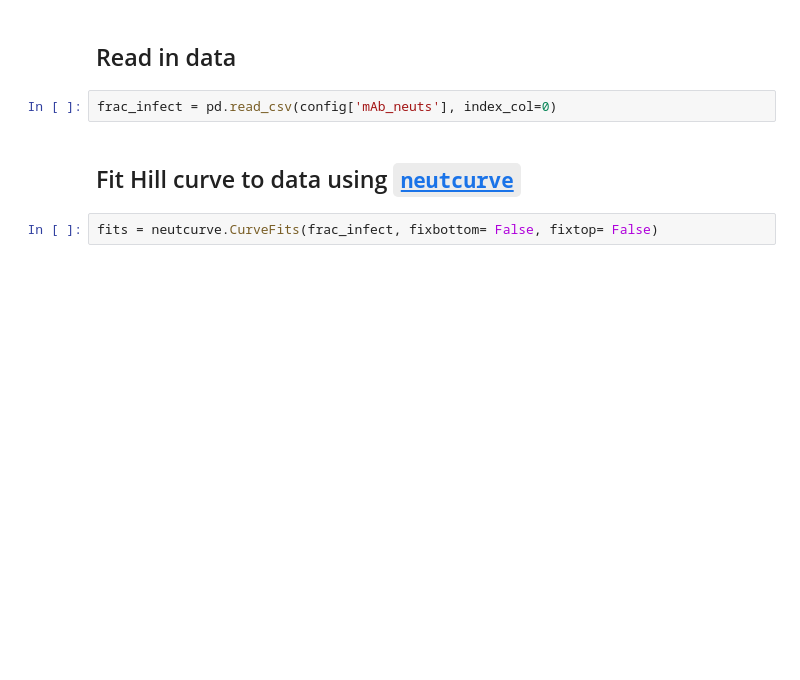
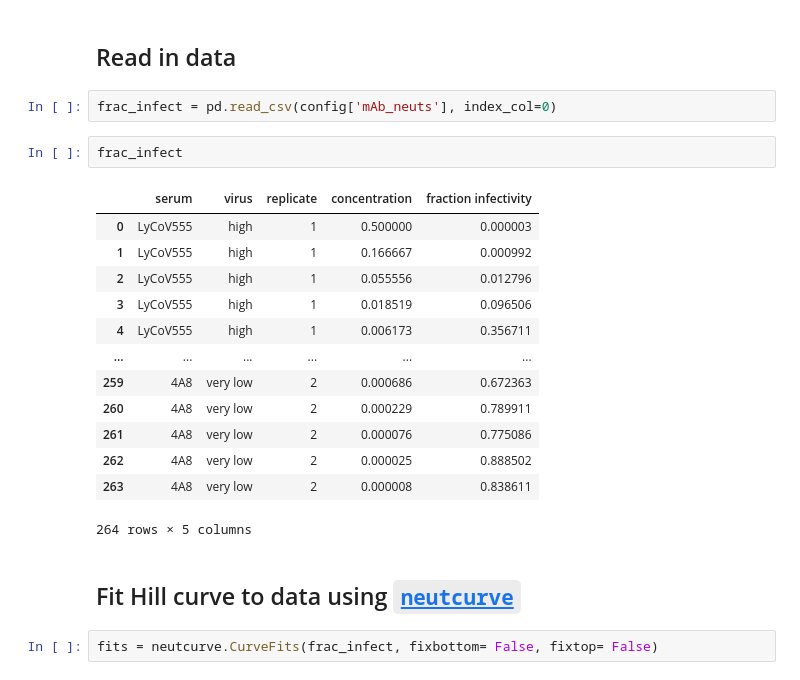
Before and after one commit to jbloomlab/Ace2_expression_neuts, a Jupyter notebook: virus_neutralization_mAbs.ipynb, the cells around one changed output. Drawn from its saved outputs; the diff is of its cells as text; blank space fills up the shorter version.

```diff
--- a/virus_neutralization_mAbs.ipynb
+++ b/virus_neutralization_mAbs.ipynb
@@ -44,6 +44,22 @@ os.makedirs(resultsdir, exist_ok=True)
 ## Read in data
 # %%
 frac_infect = pd.read_csv(config['mAb_neuts'], index_col=0)
+# %%
+frac_infect
+# %% [output]
+|  | serum | virus | replicate | concentration | fraction infectivity |
+| 0 | LyCoV555 | high | 1 | 0.500000 | 0.000003 |
+| 1 | LyCoV555 | high | 1 | 0.166667 | 0.000992 |
+| 2 | LyCoV555 | high | 1 | 0.055556 | 0.012796 |
+| 3 | LyCoV555 | high | 1 | 0.018519 | 0.096506 |
+| 4 | LyCoV555 | high | 1 | 0.006173 | 0.356711 |
+| ... | ... | ... | ... | ... | ... |
+| 259 | 4A8 | very low | 2 | 0.000686 | 0.672363 |
+| 260 | 4A8 | very low | 2 | 0.000229 | 0.789911 |
+| 261 | 4A8 | very low | 2 | 0.000076 | 0.775086 |
+| 262 | 4A8 | very low | 2 | 0.000025 | 0.888502 |
+| 263 | 4A8 | very low | 2 | 0.000008 | 0.838611 |
+264 rows × 5 columns
 # %% [markdown]
 ## Fit Hill curve to data using [`neutcurve`](https://jbloomlab.github.io/neutcurve/)
 # %%
```
Also changed, not shown: parts of 4 cells of this notebook, 15 other files.
